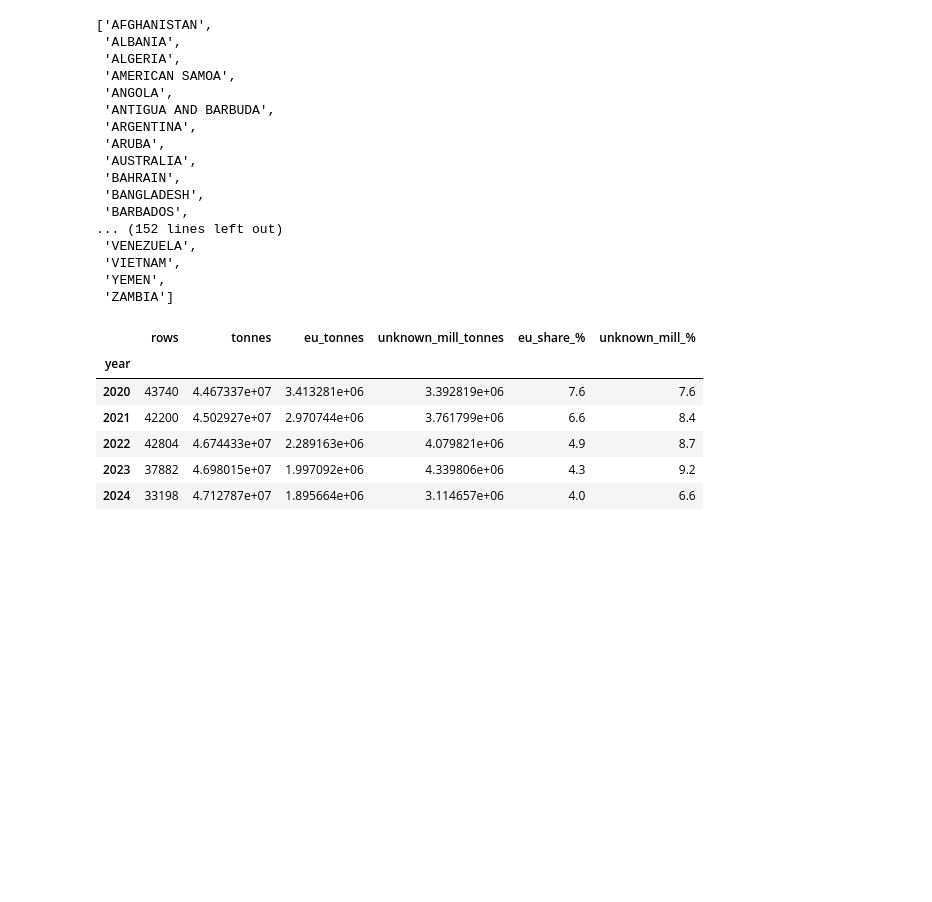
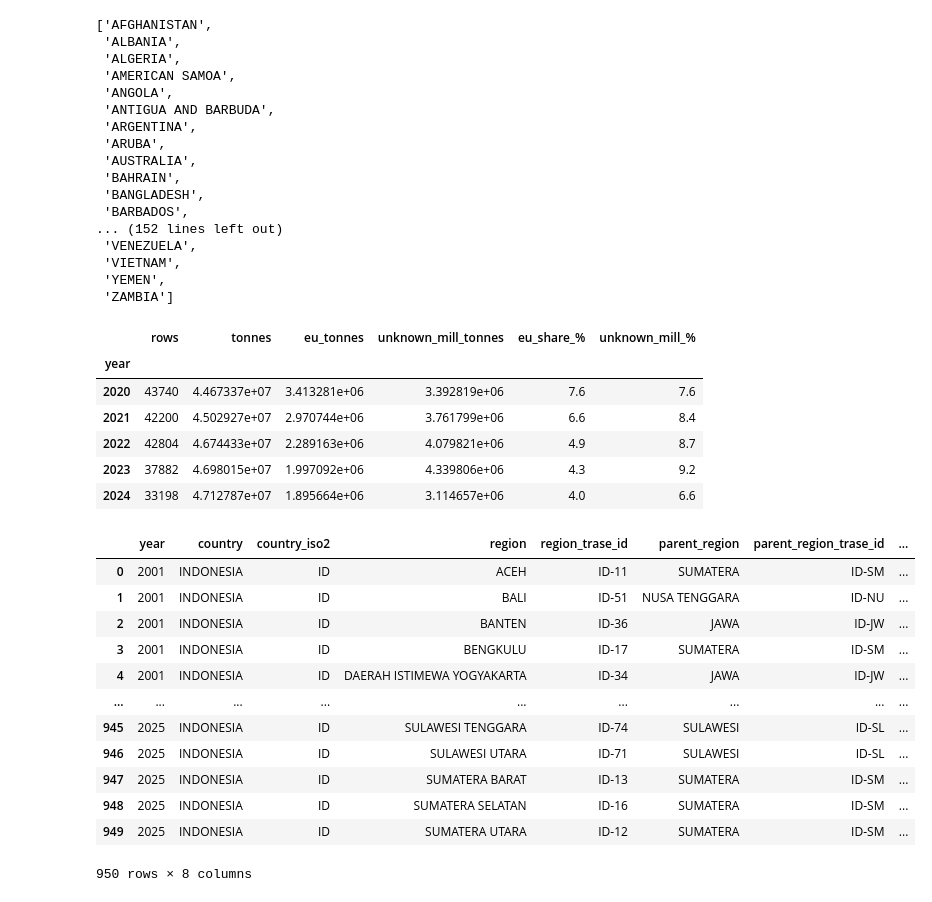
Before and after one commit to aparna2382/Capstone-Project, a Jupyter notebook: palm_oil_report.ipynb, the cells around one changed output. Cells and saved outputs as stored; diff of their text form; code cells hidden in the pictures; blank space fills up the shorter version.

```diff
--- a/palm_oil_report.ipynb
+++ b/palm_oil_report.ipynb
@@ -351,3 +353,21 @@ check
 from pathlib import Path
 Path("data/clean").mkdir(parents=True, exist_ok=True)
 df_palmoil.to_csv("data/clean/palm_oil_flows_clean.csv", index=False)
+# %%
+df_palm_defor=pd.read_csv("data/palm_oil/spatial-metrics-indonesia-territorial_deforestation_province.csv",index_col=0)
+df_palm_defor = df_palm_defor.reset_index()
+df_palm_defor
+# %% [output]
+|  | year | country | country_iso2 | region | region_trase_id | parent_region | parent_region_trase_id | ... |
+| 0 | 2001 | INDONESIA | ID | ACEH | ID-11 | SUMATERA | ID-SM | ... |
+| 1 | 2001 | INDONESIA | ID | BALI | ID-51 | NUSA TENGGARA | ID-NU | ... |
+| 2 | 2001 | INDONESIA | ID | BANTEN | ID-36 | JAWA | ID-JW | ... |
+| 3 | 2001 | INDONESIA | ID | BENGKULU | ID-17 | SUMATERA | ID-SM | ... |
+| 4 | 2001 | INDONESIA | ID | DAERAH ISTIMEWA YOGYAKARTA | ID-34 | JAWA | ID-JW | ... |
+| ... | ... | ... | ... | ... | ... | ... | ... | ... |
+| 945 | 2025 | INDONESIA | ID | SULAWESI TENGGARA | ID-74 | SULAWESI | ID-SL | ... |
+| 946 | 2025 | INDONESIA | ID | SULAWESI UTARA | ID-71 | SULAWESI | ID-SL | ... |
+| 947 | 2025 | INDONESIA | ID | SUMATERA BARAT | ID-13 | SUMATERA | ID-SM | ... |
+| 948 | 2025 | INDONESIA | ID | SUMATERA SELATAN | ID-16 | SUMATERA | ID-SM | ... |
+| 949 | 2025 | INDONESIA | ID | SUMATERA UTARA | ID-12 | SUMATERA | ID-SM | ... |
+950 rows × 8 columns
```
Also changed, not shown: parts of 3 cells of this notebook, 11 other files.
